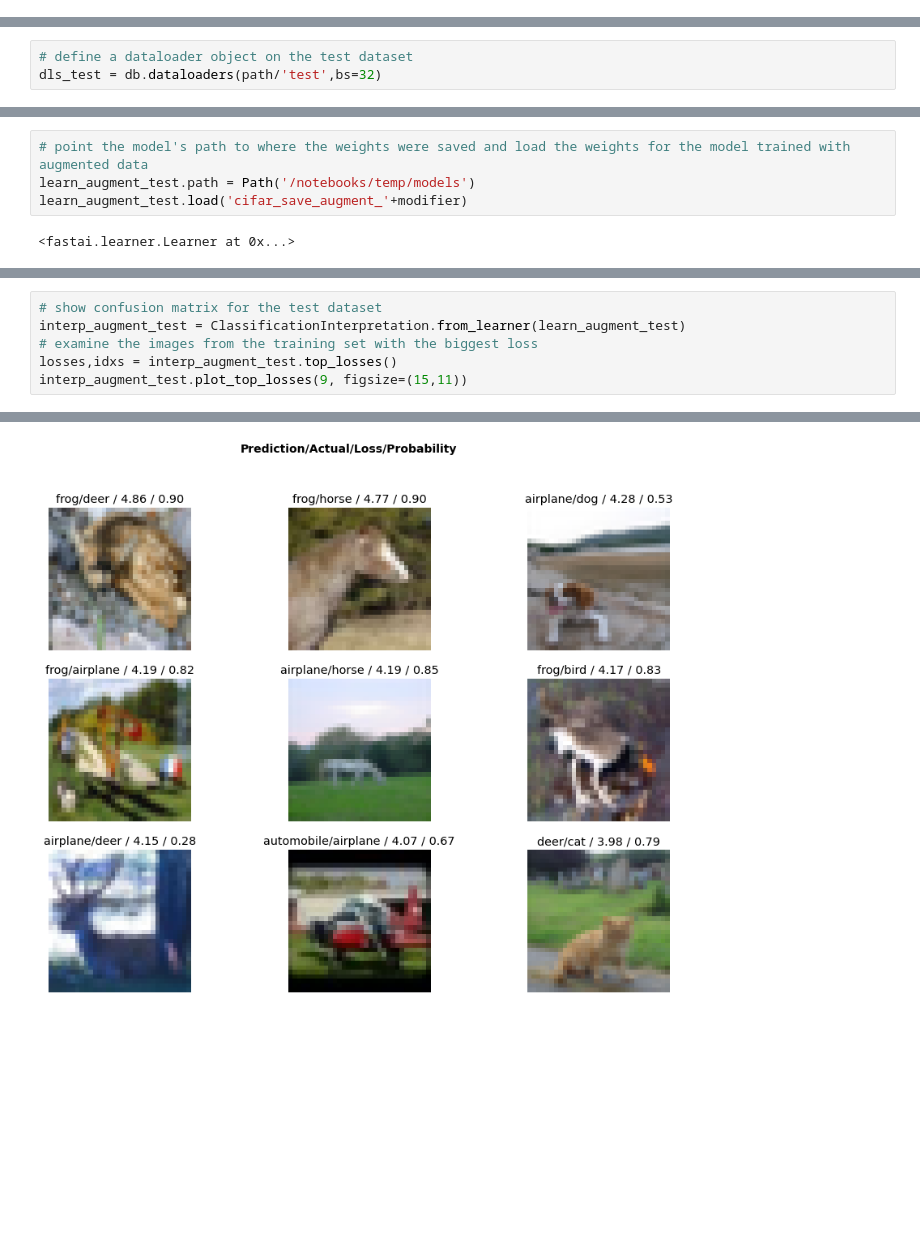
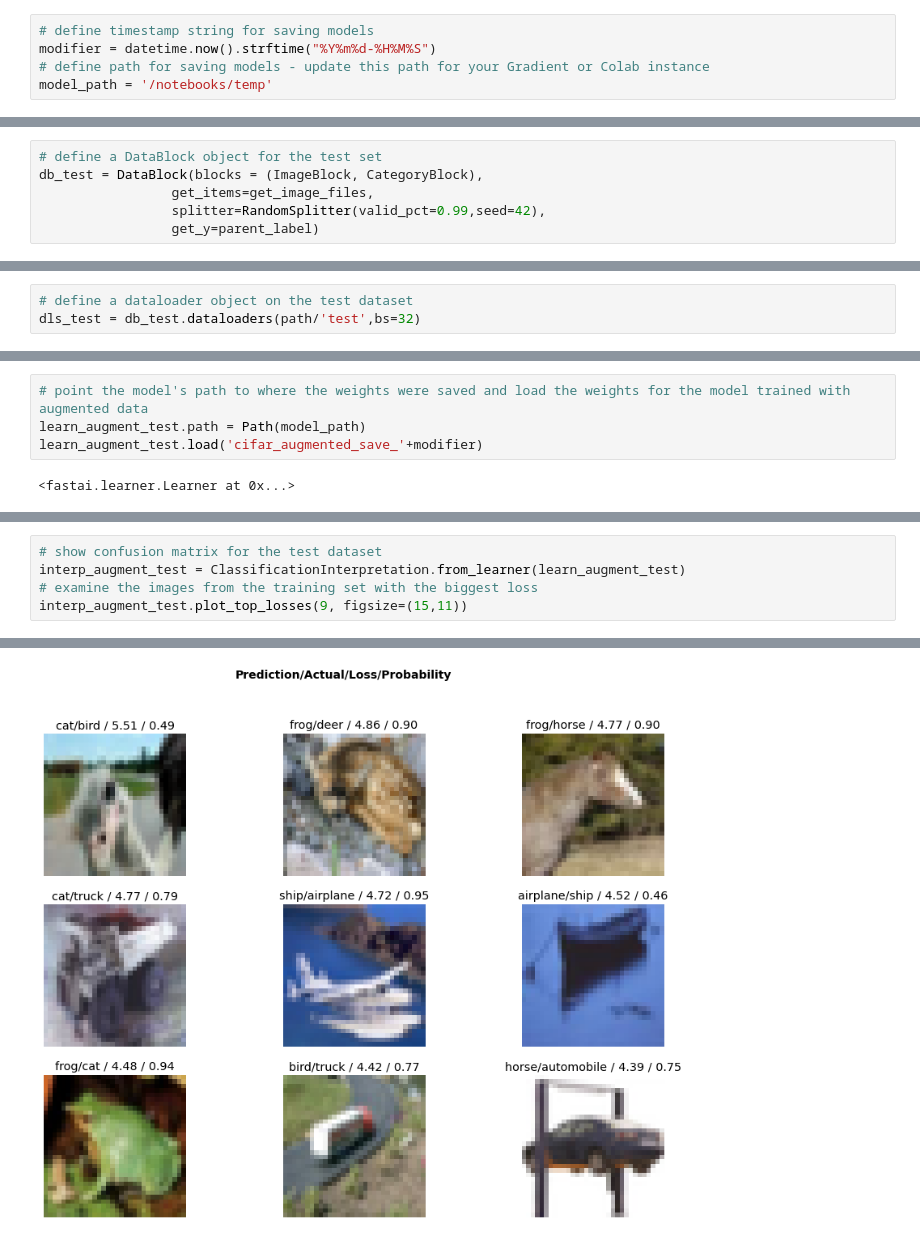
Before and after one commit to PacktPublishing/Deep-Learning-with-fastai-Cookbook, a Jupyter notebook: ch8/training_with_image_datasets_datablock_augmented.ipynb, the cells around one changed output, grey strips where cells are left out. Saved outputs shown, nothing was run; the diff lists cells and outputs as text; blank space fills up the shorter version.

Commit message:
augmented training cleanup

```diff
--- a/ch8/training_with_image_datasets_datablock_augmented.ipynb
+++ b/ch8/training_with_image_datasets_datablock_augmented.ipynb
@@ -8,6 +8,11 @@ import fastbook
 from fastbook import *
 from fastai.vision.all import *
 modifier = 'jun16_2021'
+# %%
+# define timestamp string for saving models
+modifier = datetime.now().strftime("%Y%m%d-%H%M%S")
+# define path for saving models - update this path for your Gradient or Colab instance
+model_path = '/notebooks/temp'
 # %%
 # set up the notebook for fast.ai
 fastbook.setup_book()
@@ -56,3 +61,9 @@ Building one sample
       (TensorImage of size 4x3x32x32, TensorCategory([9, 7, 9, 0], device='cuda:0'))
     applying IntToFloatTensor -- {'div': 255.0, 'div_mask': 1} gives
       (TensorImage of size 4x3x32x32, TensorCategory([9, 7, 9, 0], device='cuda:0'))
+# %%
+# define a DataBlock object for the test set
+db_test = DataBlock(blocks = (ImageBlock, CategoryBlock),
+                 get_items=get_image_files,
+                 splitter=RandomSplitter(valid_pct=0.99,seed=42),
+                 get_y=parent_label)
@@ -257,7 +286,7 @@ interp_test.plot_confusion_matrix()
 # Examine the performance of the model trained on the augmented dataset on the test set
 # %%
 # define a dataloader object on the test dataset
-dls_test = db.dataloaders(path/'test',bs=32)
+dls_test = db_test.dataloaders(path/'test',bs=32)
 # %%
 # define a model for the augmented dataset
 learn_augment_test = cnn_learner(dls_test, resnet18,
@@ -265,8 +294,8 @@ learn_augment_test = cnn_learner(dls_test, resnet18,
                     metrics=accuracy)
 # %%
 # point the model's path to where the weights were saved and load the weights for the model trained with augmented data
-learn_augment_test.path = Path('/notebooks/temp/models')
-learn_augment_test.load('cifar_save_augment_'+modifier)
+learn_augment_test.path = Path(model_path)
+learn_augment_test.load('cifar_augmented_save_'+modifier)
 # %% [output]
 <fastai.learner.Learner at 0x...>
 # %%
@@ -277,12 +306,11 @@ learn_augment_test.validate()
 # %%
 # show confusion matrix for the test dataset
 interp_augment_test = ClassificationInterpretation.from_learner(learn_augment_test)
 # examine the images from the training set with the biggest loss
-losses,idxs = interp_augment_test.top_losses()
 interp_augment_test.plot_top_losses(9, figsize=(15,11))
 # %% [output]
 [interactive output not drawn]
-[figure, old version]
+[figure, new version]
 # %%
 interp_augment_test.plot_confusion_matrix()
 # %% [output]
```
Also changed, not shown: parts of 14 cells of this notebook.
